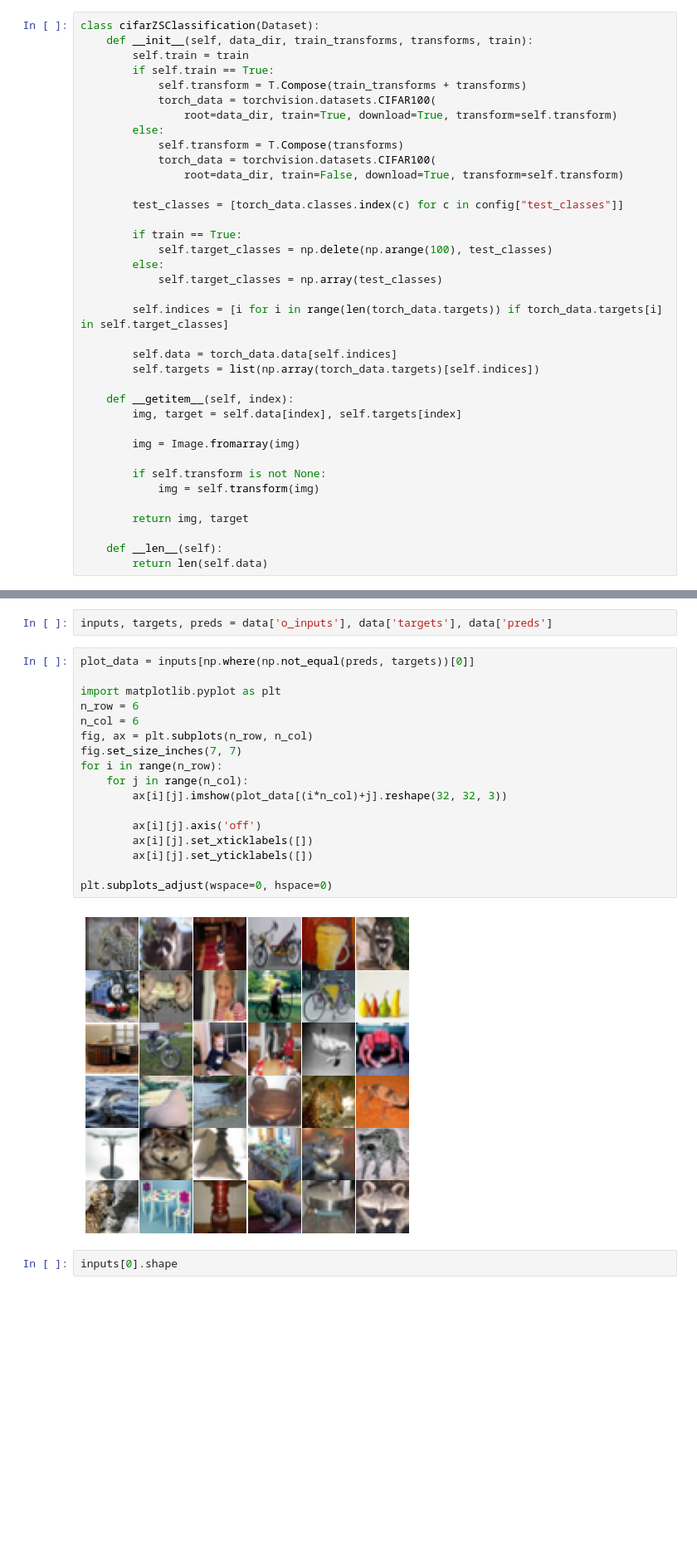
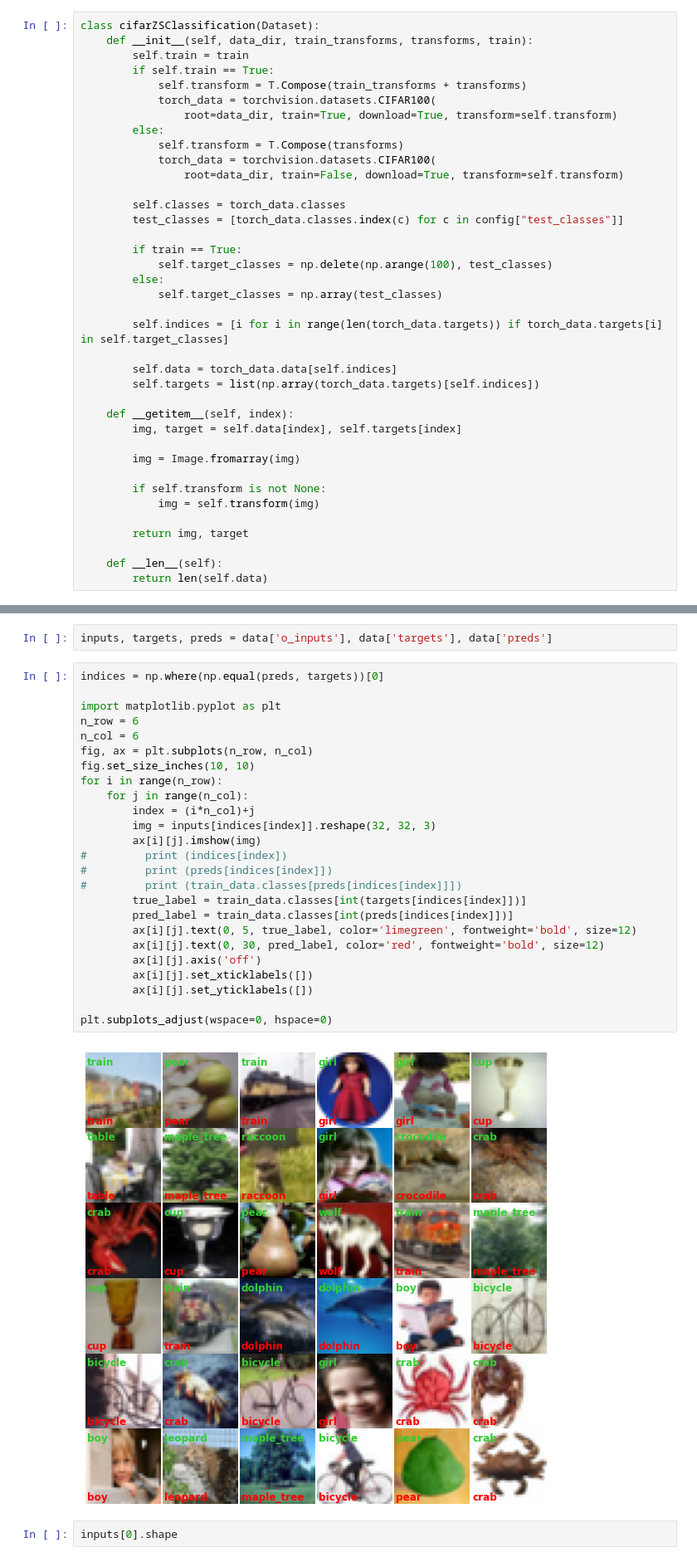
Before and after one commit to RajathRD/zsr-fsr, a Jupyter notebook: visualize.ipynb, the cells around one changed output, grey strips where cells are left out. Shown at 83% size. Saved outputs shown, nothing was run; the diff lists cells and outputs as text; blank space fills up the shorter version.

Commit message:
added labels in visualization

```diff
--- a/visualize.ipynb
+++ b/visualize.ipynb
@@ -29,6 +29,7 @@ class cifarZSClassification(Dataset):
             torch_data = torchvision.datasets.CIFAR100(
                 root=data_dir, train=False, download=True, transform=self.transform)
 
+        self.classes = torch_data.classes
         test_classes = [torch_data.classes.index(c) for c in config["test_classes"]]
 
         if train == True:
@@ -117,24 +118,32 @@ plt.show()
 # %%
 inputs, targets, preds = data['o_inputs'], data['targets'], data['preds']
 # %%
-plot_data = inputs[np.where(np.not_equal(preds, targets))[0]]
+indices = np.where(np.equal(preds, targets))[0]
 
 import matplotlib.pyplot as plt
 n_row = 6
 n_col = 6
 fig, ax = plt.subplots(n_row, n_col)
-fig.set_size_inches(7, 7)
+fig.set_size_inches(10, 10)
 for i in range(n_row):
     for j in range(n_col):
-        ax[i][j].imshow(plot_data[(i*n_col)+j].reshape(32, 32, 3))
-
+        index = (i*n_col)+j
+        img = inputs[indices[index]].reshape(32, 32, 3)
+        ax[i][j].imshow(img)
+#         print (indices[index])
+#         print (preds[indices[index]])
+#         print (train_data.classes[preds[indices[index]]])
+        true_label = train_data.classes[int(targets[indices[index]])]
+        pred_label = train_data.classes[int(preds[indices[index]])]
+        ax[i][j].text(0, 5, true_label, color='limegreen', fontweight='bold', size=12)
+        ax[i][j].text(0, 30, pred_label, color='red', fontweight='bold', size=12)
         ax[i][j].axis('off')
         ax[i][j].set_xticklabels([])
         ax[i][j].set_yticklabels([])
 
 plt.subplots_adjust(wspace=0, hspace=0)
 # %% [output]
-[figure, old version]
+[figure, new version]
 # %%
 inputs[0].shape
 # %% [output]
```
Also changed, not shown: parts of 2 cells of this notebook.
